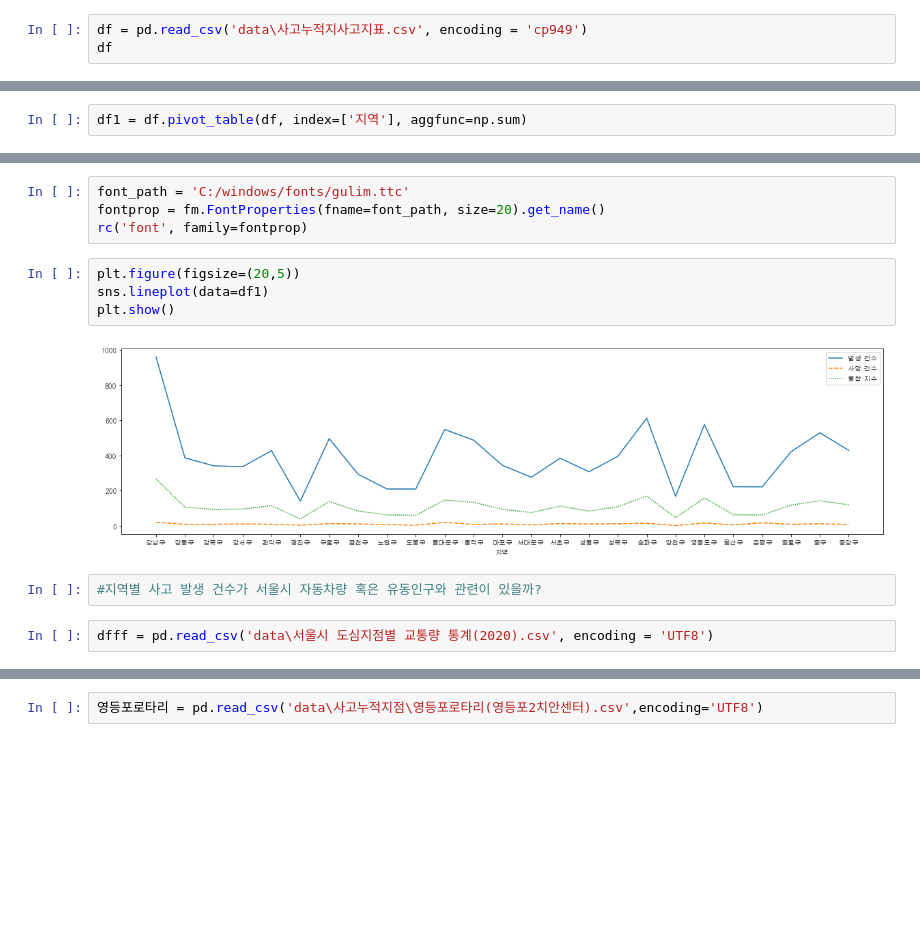
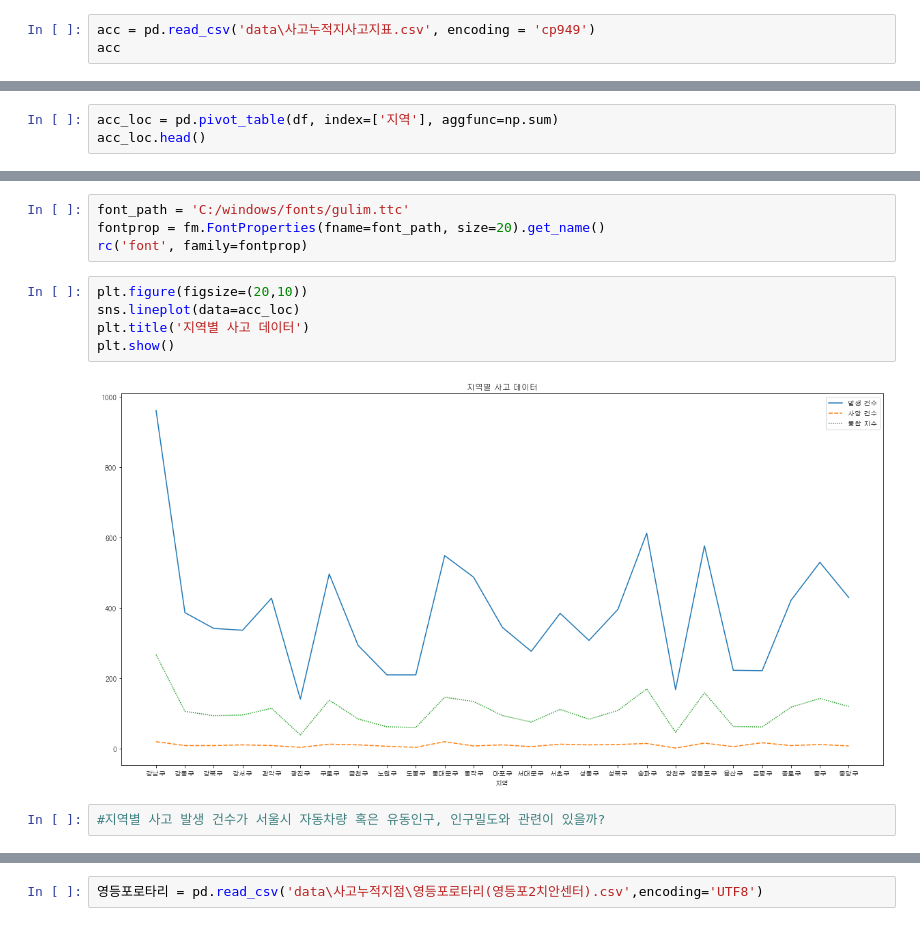
Before and after one commit to JJungEEun/TAnumber_prediction, a Jupyter notebook: 사고누적지점.ipynb, the cells around one changed output, grey strips where cells are left out. Cells and saved outputs as stored; diff of their text form; blank space fills up the shorter version.

```diff
--- a/사고누적지점.ipynb
+++ b/사고누적지점.ipynb
@@ -8,8 +8,8 @@ from matplotlib import rc
 from mlxtend.plotting import heatmap
 import seaborn as sns
 # %%
-df = pd.read_csv('data\사고누적지사고지표.csv', encoding = 'cp949')
-df
+acc = pd.read_csv('data\사고누적지사고지표.csv', encoding = 'cp949')
+acc
 # %% [output]
 |  | 지역 | 지점명 | 발생 건수 | 사망 건수 | 통합 지수 |
 | 0 | 강남구 | 신사역 오거리 | 28 | 0 | 7.513 |
@@ -39,4 +39,5 @@ df.sort_values(by='통합 지수', ascending=False).head(10)
 | 69 | 강동구 | 천호사거리(천호역 앞) | 26 | 0 | 8.087 |
 | 98 | 강북구 | 수유사거리(대한병원) | 22 | 0 | 8.013 |
 # %%
-df1 = df.pivot_table(df, index=['지역'], aggfunc=np.sum)
+acc_loc = pd.pivot_table(df, index=['지역'], aggfunc=np.sum)
+acc_loc.head()
@@ -65,12 +74,11 @@ font_path = 'C:/windows/fonts/gulim.ttc'
 fontprop = fm.FontProperties(fname=font_path, size=20).get_name()
 rc('font', family=fontprop)
 # %%
-plt.figure(figsize=(20,5))
-sns.lineplot(data=df1)
+plt.figure(figsize=(20,10))
+sns.lineplot(data=acc_loc)
+plt.title('지역별 사고 데이터')
 plt.show()
 # %% [output]
-[figure, old version]
+[figure, new version]
 # %%
-#지역별 사고 발생 건수가 서울시 자동차량 혹은 유동인구와 관련이 있을까?
+#지역별 사고 발생 건수가 서울시 자동차량 혹은 유동인구, 인구밀도와 관련이 있을까?
-# %%
-dfff = pd.read_csv('data\서울시 도심지점별 교통량 통계(2020).csv', encoding = 'UTF8')
```
Also changed, not shown: parts of 22 cells of this notebook, 1 other file.
